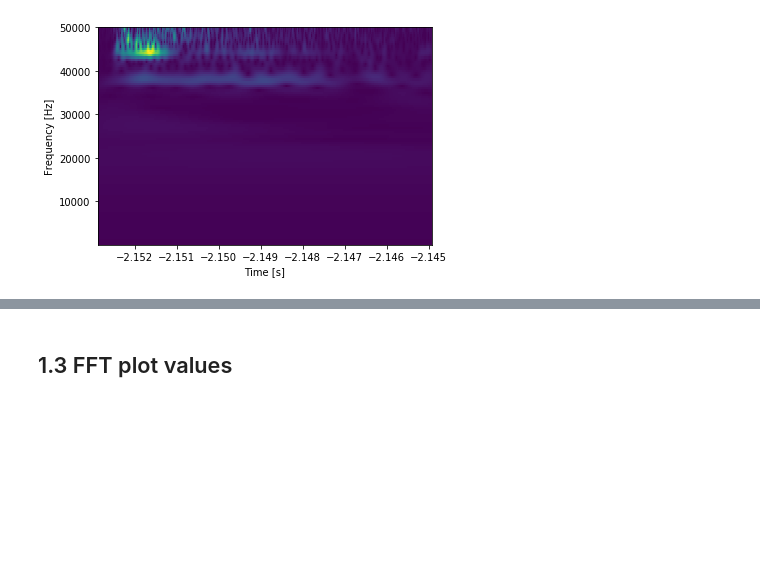
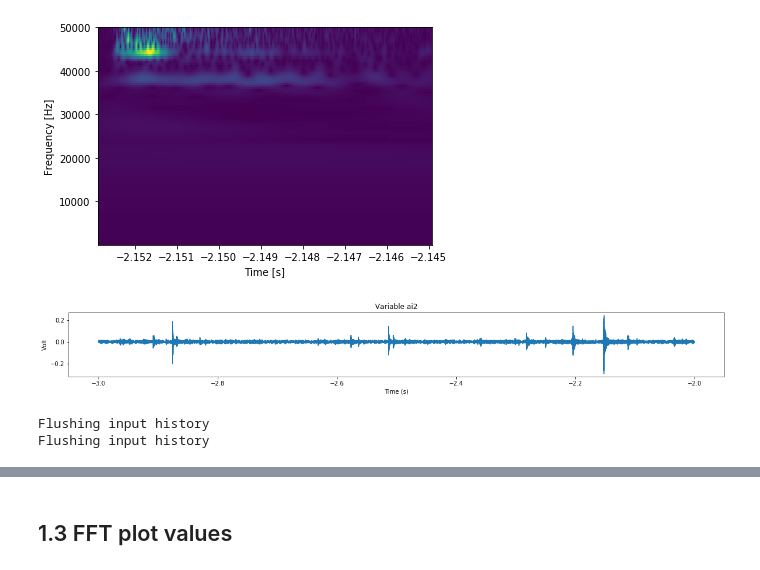
Before and after one commit to Duchstf/quench-detector, a Jupyter notebook: dev-wavelet-entropy-crossings.ipynb, the cells around one changed output, grey strips where cells are left out. Saved outputs shown, nothing was run; the diff lists cells and outputs as text; code cells hidden in the pictures; blank space fills up the shorter version.

```diff
--- a/dev-wavelet-entropy-crossings.ipynb
+++ b/dev-wavelet-entropy-crossings.ipynb
@@ -549,2 +551,8 @@ def plot_scalogram(dir_path, sensor, time_range, w0 = 10000, f_min = 1, f_max =
     plt.show()
+# %%
+load_and_plot("./data/Ramp4/", "ai2", (-3, -2))
+# %% [output]
+[figure, added]
+Flushing input history
+Flushing input history
 # %%
```
Also changed, not shown: parts of 4 cells of this notebook, 2 other files.
